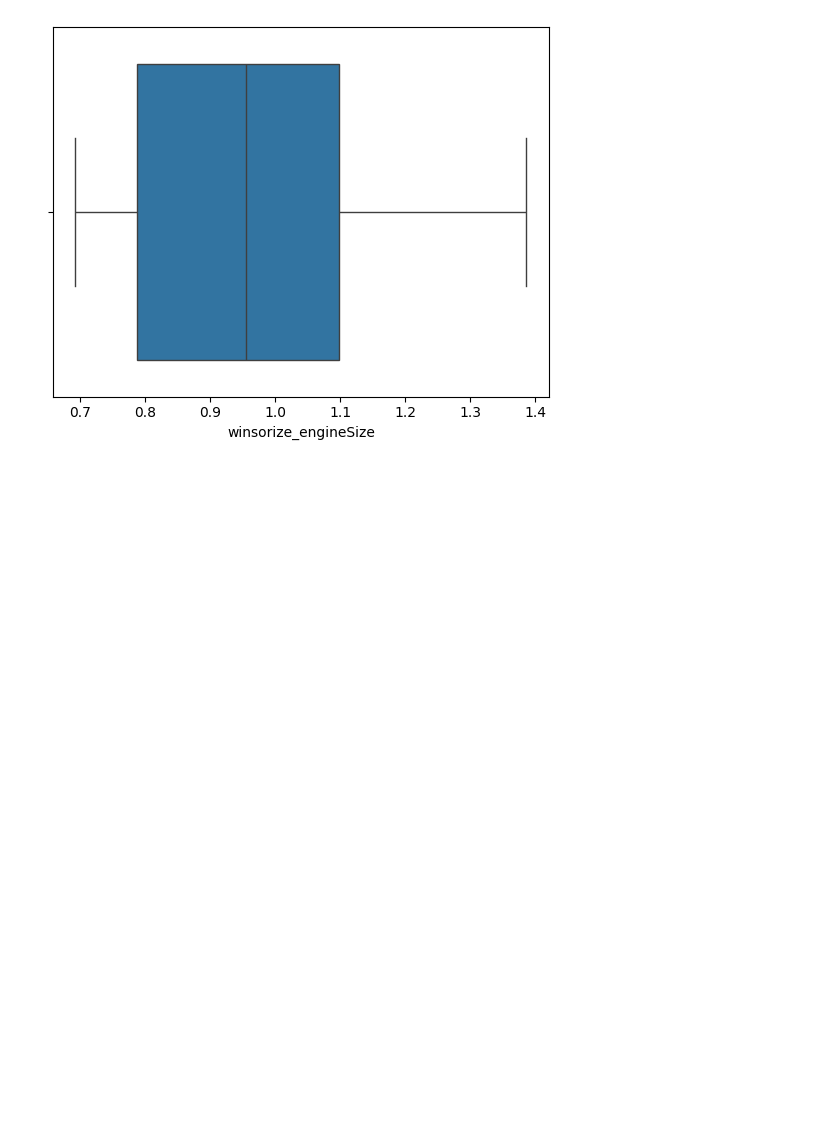
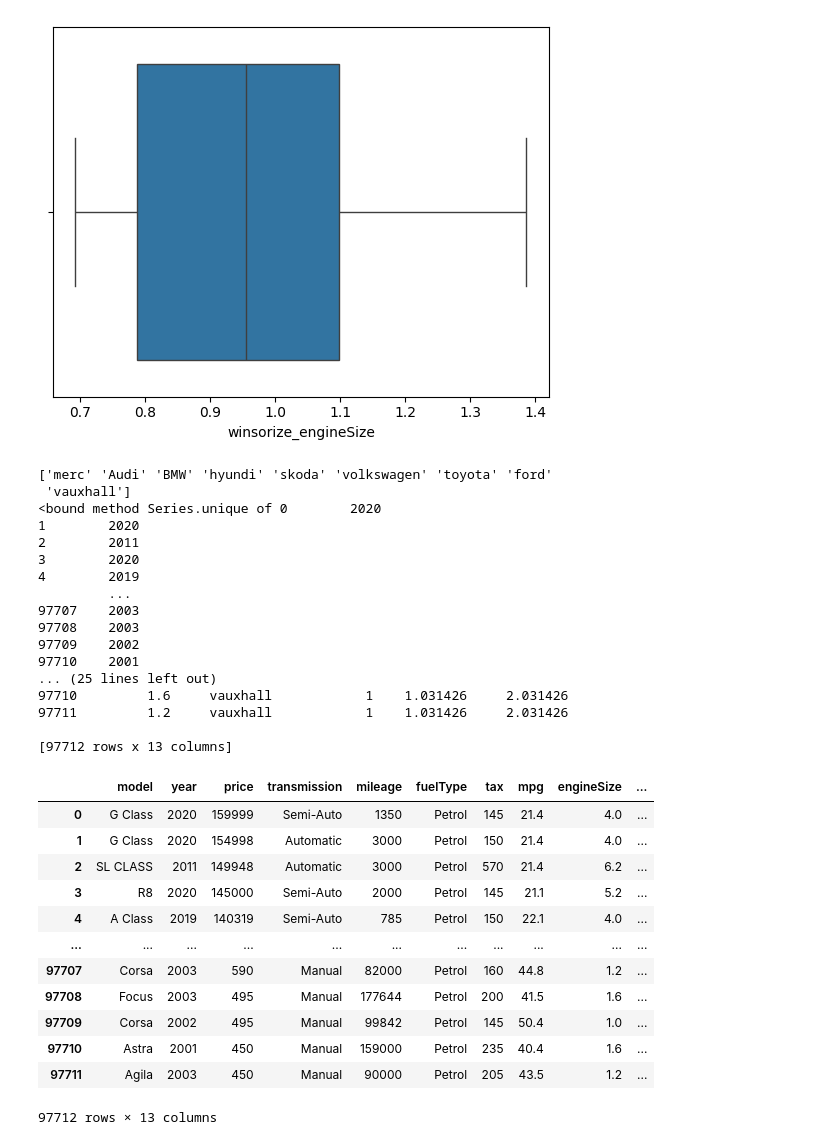
Before and after one commit to Carrascoom18/Pimero-ia, a Jupyter notebook: outliers.ipynb, the cells around one changed output. Saved outputs shown, nothing was run; the diff lists cells and outputs as text; code cells hidden in the pictures; blank space fills up the shorter version.

```diff
--- a/outliers.ipynb
+++ b/outliers.ipynb
@@ -105,3 +105,61 @@ sns.boxplot(data=df, x=df_numerico["winsorize_engineSize"])
 plt.show()
 # %% [output]
 [figure]
+# %%
+import pandas as pd
+import numpy as np
+
+df= pd.read_csv("Cars export 2025-02-05 19-38-54.csv")
+
+marcas_diferentes = df["Manufacturer"].unique()
+años_diferentes =df["year"].unique
+print(marcas_diferentes)
+print(años_diferentes)
+df["puntuacion2"]=pd.cut(df["year"],bins=[1969,2003,2012,2024], labels=["1","2","3"])
+df["puntuacion2"]=df["puntuacion2"].map({'1':1,'2':2,'3':3})
+grouped = df.groupby('Manufacturer')['price'].mean() / 10000
+
+
+df['puntuacion'] = df['Manufacturer'].map(grouped)
+df['puntuacion'] = pd.to_numeric(df['puntuacion'], errors='coerce')
+df['puntuacion2'] = pd.to_numeric(df['puntuacion2'], errors='coerce')
+
+
+df['puntuacion3'] = df['puntuacion'] + df['puntuacion2']
+
+
+print(df)
+
+
+df
+# %% [output]
+['merc' 'Audi' 'BMW' 'hyundi' 'skoda' 'volkswagen' 'toyota' 'ford'
+ 'vauxhall']
+<bound method Series.unique of 0        2020
+1        2020
+2        2011
+3        2020
+4        2019
+         ...
+97707    2003
+97708    2003
+97709    2002
+97710    2001
+... (25 lines left out)
+97710         1.6     vauxhall            1    1.031426     2.031426
+97711         1.2     vauxhall            1    1.031426     2.031426
+
+[97712 rows x 13 columns]
+|  | model | year | price | transmission | mileage | fuelType | tax | mpg | engineSize | ... |
+| 0 | G Class | 2020 | 159999 | Semi-Auto | 1350 | Petrol | 145 | 21.4 | 4.0 | ... |
+| 1 | G Class | 2020 | 154998 | Automatic | 3000 | Petrol | 150 | 21.4 | 4.0 | ... |
+| 2 | SL CLASS | 2011 | 149948 | Automatic | 3000 | Petrol | 570 | 21.4 | 6.2 | ... |
+| 3 | R8 | 2020 | 145000 | Semi-Auto | 2000 | Petrol | 145 | 21.1 | 5.2 | ... |
+| 4 | A Class | 2019 | 140319 | Semi-Auto | 785 | Petrol | 150 | 22.1 | 4.0 | ... |
+| ... | ... | ... | ... | ... | ... | ... | ... | ... | ... | ... |
+| 97707 | Corsa | 2003 | 590 | Manual | 82000 | Petrol | 160 | 44.8 | 1.2 | ... |
+| 97708 | Focus | 2003 | 495 | Manual | 177644 | Petrol | 200 | 41.5 | 1.6 | ... |
+| 97709 | Corsa | 2002 | 495 | Manual | 99842 | Petrol | 145 | 50.4 | 1.0 | ... |
+| 97710 | Astra | 2001 | 450 | Manual | 159000 | Petrol | 235 | 40.4 | 1.6 | ... |
+| 97711 | Agila | 2003 | 450 | Manual | 90000 | Petrol | 205 | 43.5 | 1.2 | ... |
+97712 rows × 13 columns
```
Also changed, not shown: parts of 2 cells of this notebook, 1 other file.
